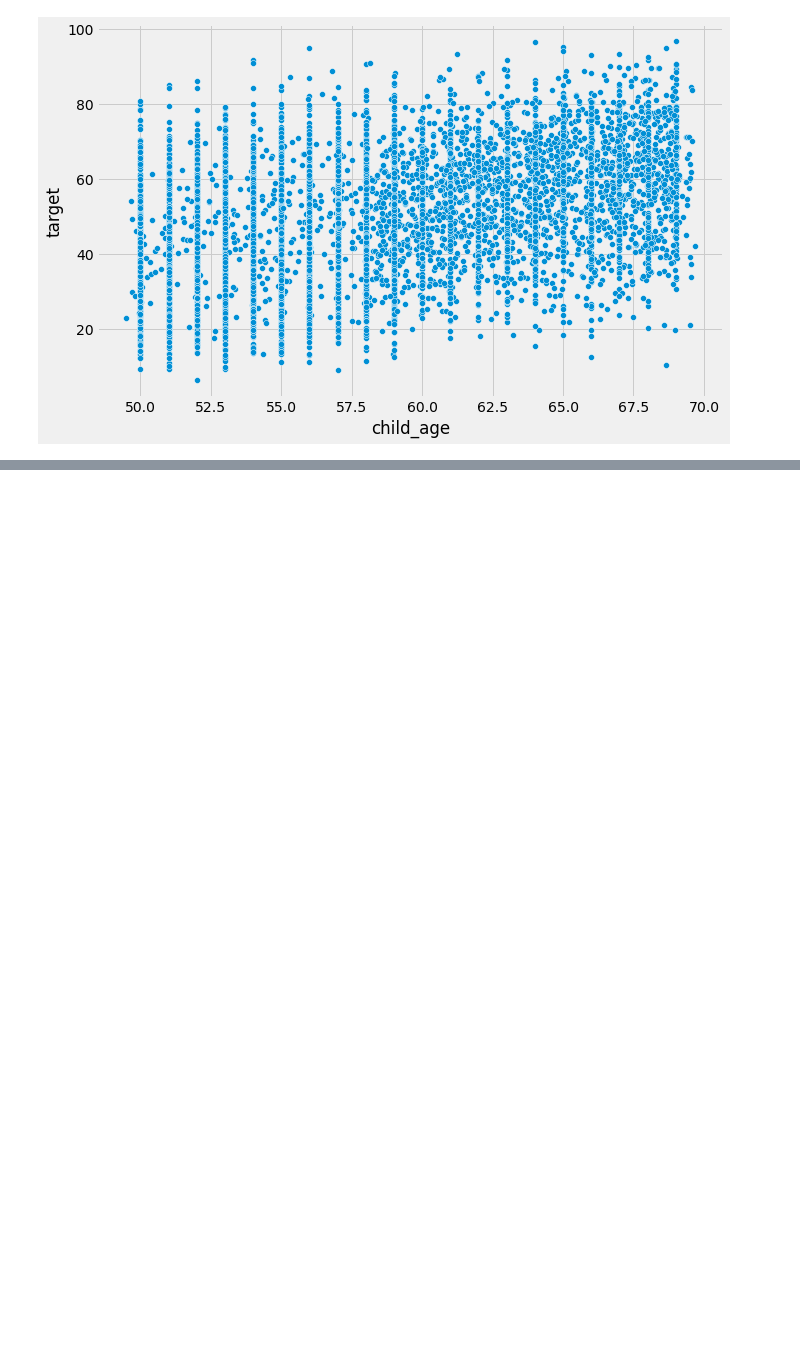
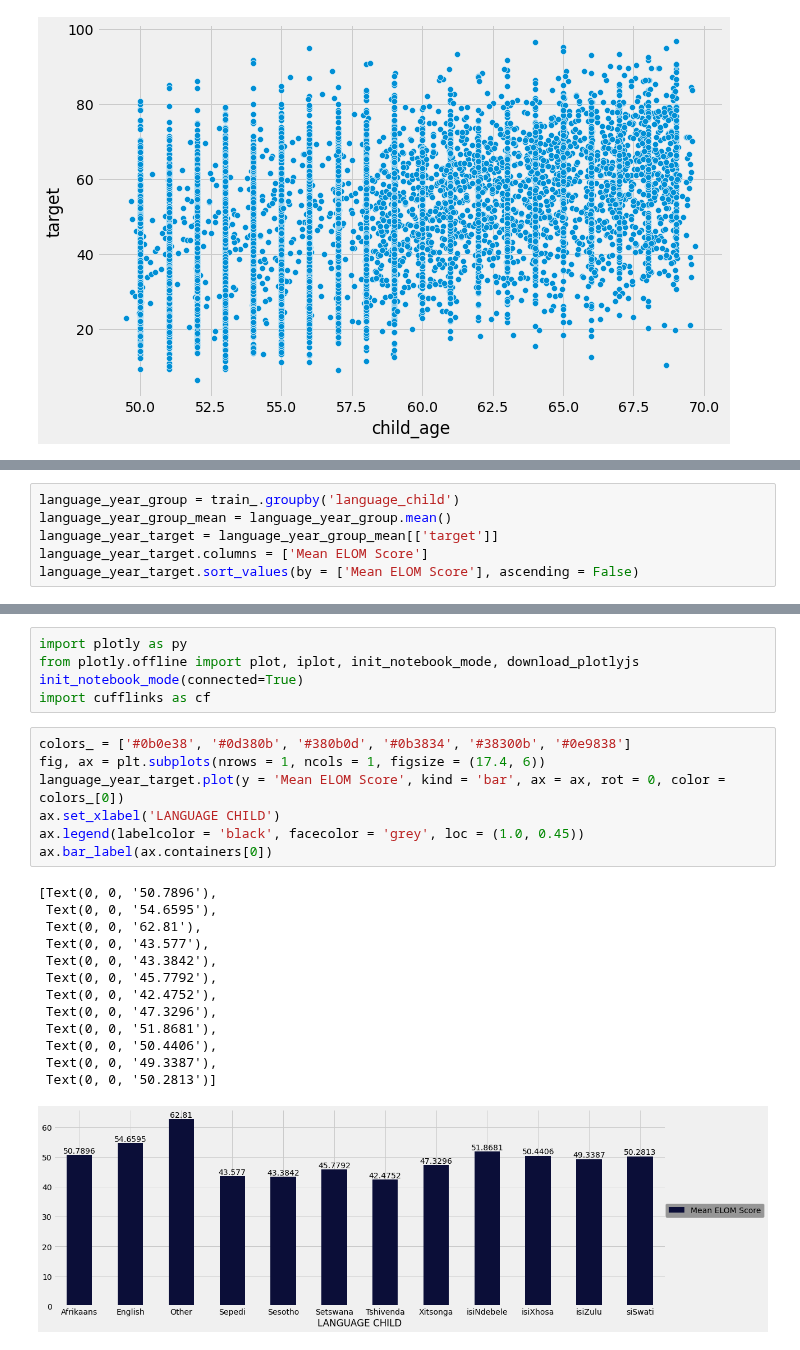
Before and after one commit to AgbajeAyomipo/Data-Drive-Early-Learning-Predictors-Challenge, a Jupyter notebook: notebooks/script_.ipynb, the cells around one changed output, grey strips where cells are left out. Saved outputs shown, nothing was run; the diff lists cells and outputs as text; blank space fills up the shorter version.

```diff
--- a/notebooks/script_.ipynb
+++ b/notebooks/script_.ipynb
@@ -306,0 +403,6 @@ sns.scatterplot(x = 'child_age', y = 'target', data = train_)
+# %%
+language_year_group = train_.groupby('language_child')
+language_year_group_mean = language_year_group.mean()
+language_year_target = language_year_group_mean[['target']]
+language_year_target.columns = ['Mean ELOM Score']
+language_year_target.sort_values(by = ['Mean ELOM Score'], ascending = False)
@@ -306,0 +424,26 @@ sns.scatterplot(x = 'child_age', y = 'target', data = train_)
+# %%
+import plotly as py
+from plotly.offline import plot, iplot, init_notebook_mode, download_plotlyjs
+init_notebook_mode(connected=True)
+import cufflinks as cf
+# %%
+colors_ = ['#0b0e38', '#0d380b', '#380b0d', '#0b3834', '#38300b', '#0e9838']
+fig, ax = plt.subplots(nrows = 1, ncols = 1, figsize = (17.4, 6))
+language_year_target.plot(y = 'Mean ELOM Score', kind = 'bar', ax = ax, rot = 0, color = colors_[0])
+ax.set_xlabel('LANGUAGE CHILD')
+ax.legend(labelcolor = 'black', facecolor = 'grey', loc = (1.0, 0.45))
+ax.bar_label(ax.containers[0])
+# %% [output]
+[Text(0, 0, '50.7896'),
+ Text(0, 0, '54.6595'),
+ Text(0, 0, '62.81'),
+ Text(0, 0, '43.577'),
+ Text(0, 0, '43.3842'),
+ Text(0, 0, '45.7792'),
+ Text(0, 0, '42.4752'),
+ Text(0, 0, '47.3296'),
+ Text(0, 0, '51.8681'),
+ Text(0, 0, '50.4406'),
+ Text(0, 0, '49.3387'),
+ Text(0, 0, '50.2813')]
+[figure, added]
```
Also changed, not shown: parts of 70 cells of this notebook, 3 other files.
